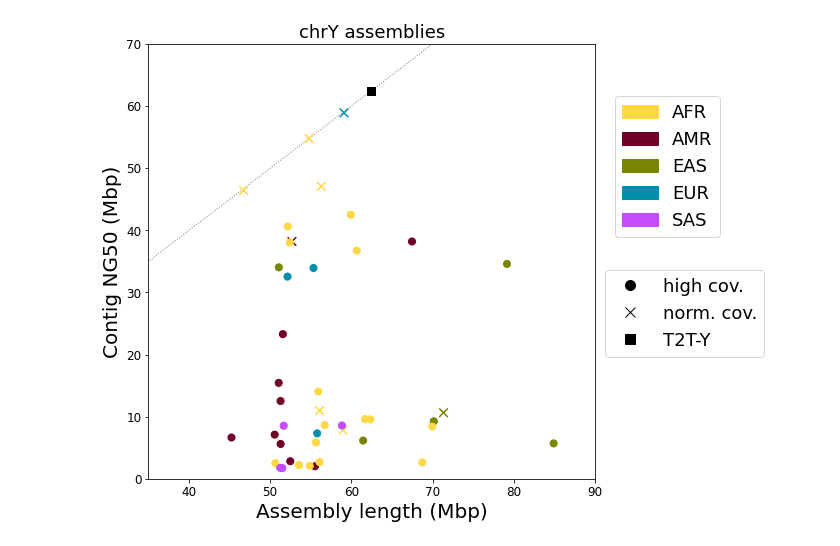
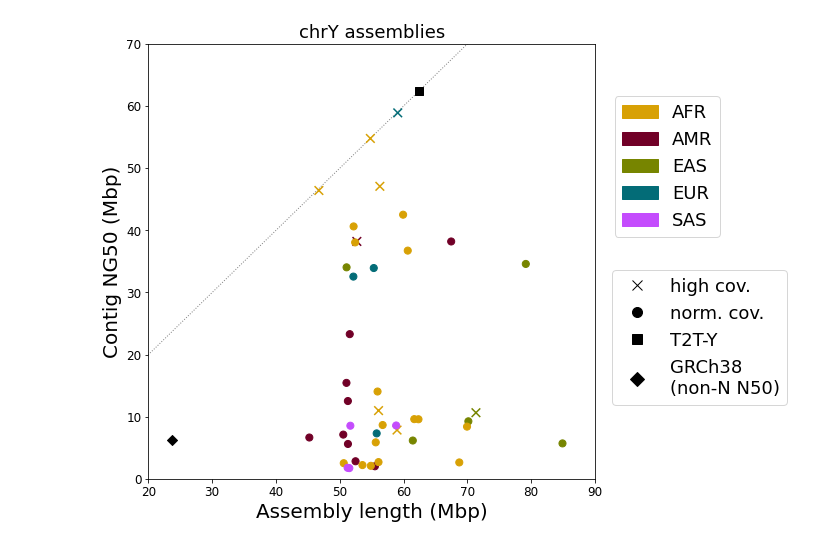
Before and after one commit to marschall-lab/project-male-assembly, a Jupyter notebook: notebooks/plotting/assm_stats/plot_assembly_summary.ipynb, the cells around one changed output. Drawn from its saved outputs; the diff is of its cells as text; code cells hidden in the pictures.

```diff
--- a/notebooks/plotting/assm_stats/plot_assembly_summary.ipynb
+++ b/notebooks/plotting/assm_stats/plot_assembly_summary.ipynb
@@ -9,11 +9,17 @@ import matplotlib.pyplot as plt
 from matplotlib.patches import Patch
 from matplotlib.lines import Line2D
 
+plt.rcParams['pdf.fonttype'] = 42
+plt.rcParams['ps.fonttype'] = 42
+
 desc="""
 This notebook uses the output of the rule
 --- 75_assm_stats.smk::aggregate_quast_reports
+--- 20_preprocessing.smk::compute_grch38_seq_stats (results hard-coded in this NB)
 as input, and produces panels for figure 1.
 """
+
+save_plots = True
 
 print(desc)
 
@@ -34,7 +40,7 @@ quast_table_dir = pl.Path(
 table_file = quast_table_dir / pl.Path('SAMPLES.HIFIRW.ONTUL.na.chrY.quast-report.tsv')
 table_file = table_file.resolve(strict=True)
 
-annotations_file = repo_dir / pl.Path('data/sample_pop_color.tsv')
+annotations_file = repo_dir / pl.Path('data/sample_pop_color.v2.tsv')
 colors = pd.read_csv(annotations_file, sep='\t', header=0)
 
 df = pd.read_csv(table_file, sep='\t', header=0)
@@ -115,10 +121,18 @@ normcov_colors = [
     normcov.itertuples()
 ]
 
-marker_legend = [
-    Line2D([0], [0], color='black', marker='o', lw=0, label='high cov.', ms=10),
-    Line2D([0], [0], color='black', marker='x', lw=0, label='norm. cov.', ms=10),
+marker_legend_ng50 = [
+    Line2D([0], [0], color='black', marker='x', lw=0, label='high cov.', ms=10),
+    Line2D([0], [0], color='black', marker='o', lw=0, label='norm. cov.', ms=10),
     Line2D([0], [0], color='black', marker='s', lw=0, label='T2T-Y', ms=10),
+    Line2D([0], [0], color='black', marker='D', lw=0, label='GRCh38\n(non-N N50)', ms=10),
+]
+
+marker_legend_num = [
+    Line2D([0], [0], color='black', marker='x', lw=0, label='high cov.', ms=10),
+    Line2D([0], [0], color='black', marker='o', lw=0, label='norm. cov.', ms=10),
+    Line2D([0], [0], color='black', marker='s', lw=0, label='T2T-Y', ms=10),
+    Line2D([0], [0], color='black', marker='D', lw=0, label='GRCh38\n(non-N)', ms=10),
 ]
 
 spop_colors = colors.drop_duplicates('super_population').sort_values('super_population', inplace=False)
@@ -171,8 +185,18 @@ ax.scatter(
     marker='s'
 )
 
+ax.scatter(
+    [23673595 / 1e6],
+    [6265435 / 1e6],
+    s=50,
+    c='black',
+    label='GRCh38 (non-N)',
+    marker='D'
+)
+
+
 ax.plot([0, 90], [0, 90], ls='dotted', c='grey', lw=1, zorder=0)
-ax.set_xlim(35, 90)
+ax.set_xlim(20, 90)
 ax.set_ylim(0, 70)
 
 ax.set_title('chrY assemblies', fontsize=18)
@@ -180,23 +204,24 @@ ax.set_xlabel('Assembly length (Mbp)', fontsize=20)
 ax.set_ylabel('Contig NG50 (Mbp)', fontsize=20)
 ax.tick_params(axis='both', which='major', labelsize=12)
 
-leg1 = ax.legend(handles=marker_legend, loc='best', fontsize=18)
-leg1.set_bbox_to_anchor((1.4, 0.5), transform = ax.transAxes)
+leg1 = ax.legend(handles=marker_legend_ng50, loc='best', fontsize=18)
+leg1.set_bbox_to_anchor((1.45, 0.5), transform = ax.transAxes)
 
 leg2 = ax.legend(handles=color_legend, loc='best', fontsize=18)
 leg2.set_bbox_to_anchor((1.3, 0.9), transform = ax.transAxes)
 plt.gca().add_artist(leg1)
 
-plt.savefig(
-    out_dir / pl.Path(f'{fig_name}.png'),
-    dpi=150, bbox_inches='tight', transparent=False,
-    bbox_extra_artists=[leg1, leg2]
-)
-plt.savefig(
-    out_dir / pl.Path(f'{fig_name}.pdf'),
-    bbox_inches='tight', transparent=False,
-    bbox_extra_artists=[leg1, leg2]
-)
+if save_plots:
+    plt.savefig(
+        out_dir / pl.Path(f'{fig_name}.png'),
+        dpi=150, bbox_inches='tight', transparent=False,
+        bbox_extra_artists=[leg1, leg2]
+    )
+    plt.savefig(
+        out_dir / pl.Path(f'{fig_name}.pdf'),
+        bbox_inches='tight', transparent=False,
+        bbox_extra_artists=[leg1, leg2]
+    )
 
 #################
 
@@ -239,6 +264,15 @@ ax.scatter(
     marker='s'
 )
 
+ax.scatter(
+    [23673595 / 1e6],
+    [51],
+    s=50,
+    c='black',
+    label='GRCh38 (non-N)',
+    marker='D'
+)
+
 #ax.plot([0, 90], [0, 90], ls='dotted', c='grey', lw=1, zorder=0)
 # ax.set_xlim(35, 90)
 # ax.set_ylim(0, 70)
@@ -249,24 +283,26 @@ ax.set_xlabel('Assembly length (Mbp)', fontsize=20)
 ax.set_ylabel('Contigs (N)', fontsize=20)
 ax.tick_params(axis='both', which='major', labelsize=12)
 
-leg1 = ax.legend(handles=marker_legend, loc='best', fontsize=18)
+leg1 = ax.legend(handles=marker_legend_num, loc='best', fontsize=18)
 leg1.set_bbox_to_anchor((1.4, 0.5), transform = ax.transAxes)
 
 leg2 = ax.legend(handles=color_legend, loc='best', fontsize=18)
 leg2.set_bbox_to_anchor((1.3, 0.9), transform = ax.transAxes)
 plt.gca().add_artist(leg1)
 
-plt.savefig(
-    out_dir / pl.Path(f'{fig_name}.png'),
-    dpi=150, bbox_inches='tight', transparent=False,
-    bbox_extra_artists=[leg1, leg2]
-)
+if save_plots:
 
-plt.savefig(
-    out_dir / pl.Path(f'{fig_name}.pdf'),
-    bbox_inches='tight', transparent=False,
-    bbox_extra_artists=[leg1, leg2]
-)
+    plt.savefig(
+        out_dir / pl.Path(f'{fig_name}.png'),
+        dpi=150, bbox_inches='tight', transparent=False,
+        bbox_extra_artists=[leg1, leg2]
+    )
+
+    plt.savefig(
+        out_dir / pl.Path(f'{fig_name}.pdf'),
+        bbox_inches='tight', transparent=False,
+        bbox_extra_artists=[leg1, leg2]
+    )
 # %% [output]
 This notebook uses the output of the rule
 --- 75_assm_stats.smk::aggregate_quast_reports
@@ -273,7 +310,7 @@ This notebook uses the output of the rule
 as input, and produces panels for figure 1.
 
 Execution directory:  /home/local/work/code/github/project-male-assembly/notebooks/plotting/assm_stats
 Working directory:  /home/local/work/code/github/project-male-assembly/notebooks/plotting/assm_stats
 Output directory:  /home/local/work/data/sig_chrY/paper/output/figures
 =================================
-[figure, old version]
+[figure, new version]
```
Also changed, not shown: parts of 1 cell of this notebook, 5 other files.
